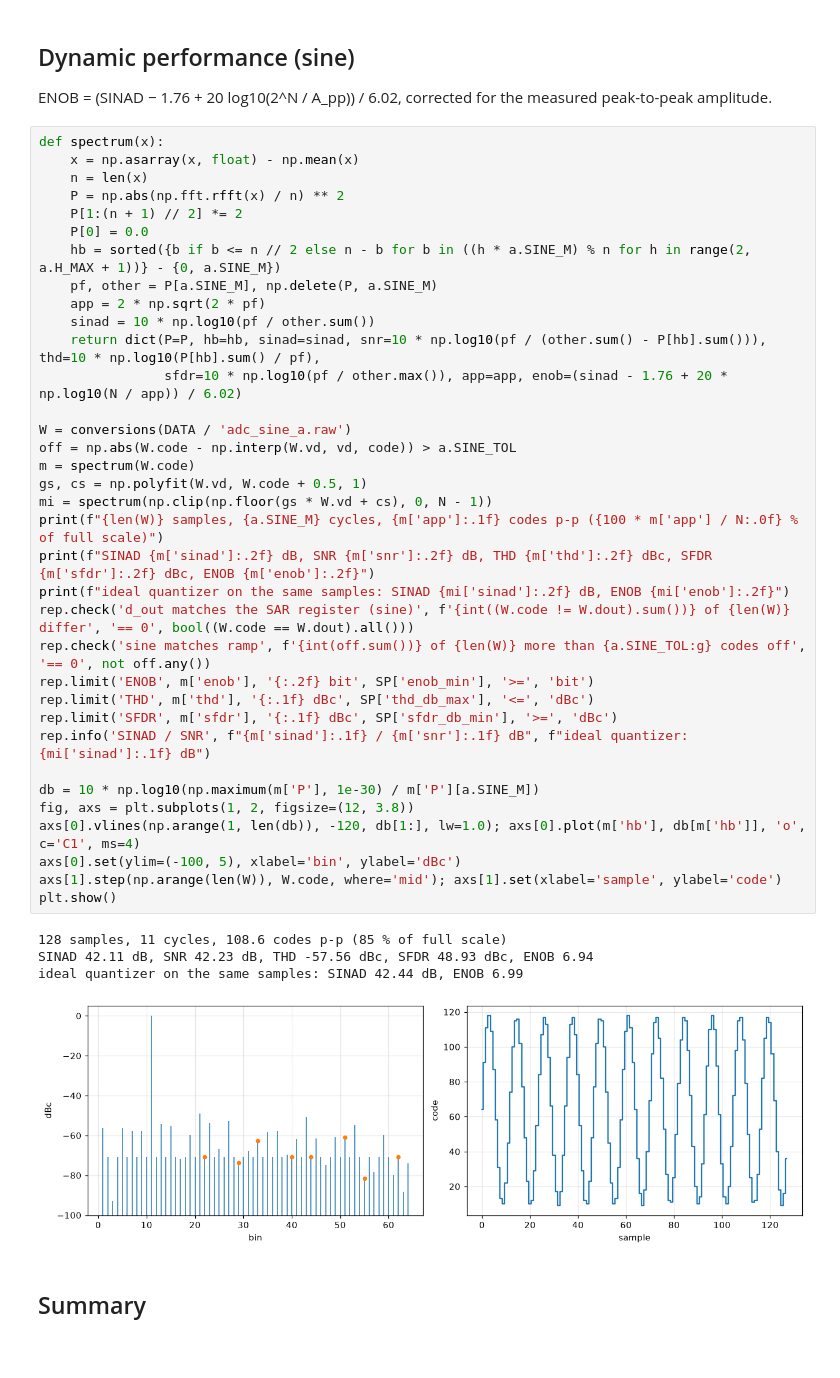
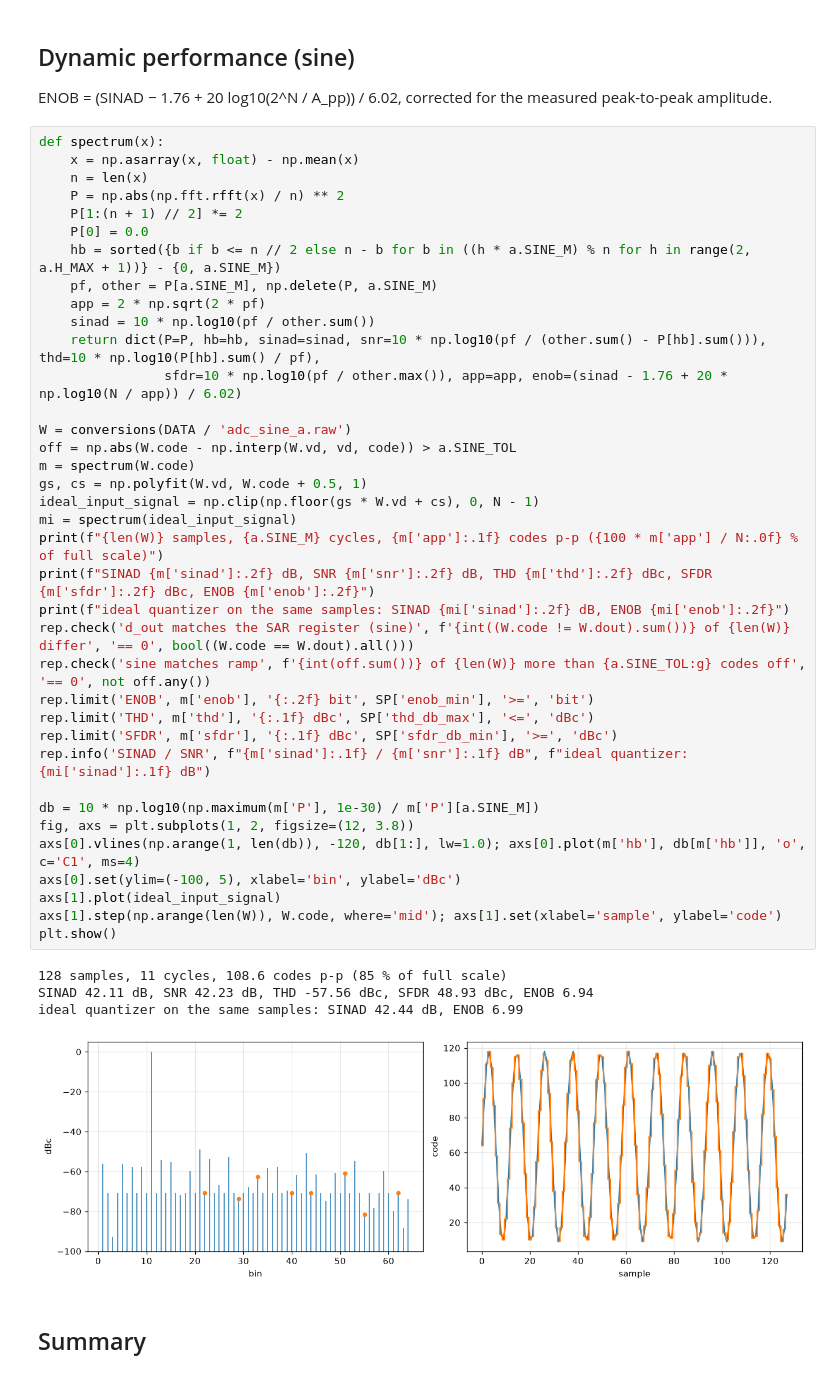
Before and after one commit to daniel-theunissen/sar_adc, a Jupyter notebook: sch/adc/adc_analysis.ipynb, the cells around one changed output. Saved outputs shown, nothing was run; the diff lists cells and outputs as text.

```diff
--- a/sch/adc/adc_analysis.ipynb
+++ b/sch/adc/adc_analysis.ipynb
@@ -101,35 +101,37 @@ def spectrum(x):
     pf, other = P[a.SINE_M], np.delete(P, a.SINE_M)
     app = 2 * np.sqrt(2 * pf)
     sinad = 10 * np.log10(pf / other.sum())
     return dict(P=P, hb=hb, sinad=sinad, snr=10 * np.log10(pf / (other.sum() - P[hb].sum())), thd=10 * np.log10(P[hb].sum() / pf),
                 sfdr=10 * np.log10(pf / other.max()), app=app, enob=(sinad - 1.76 + 20 * np.log10(N / app)) / 6.02)
 
 W = conversions(DATA / 'adc_sine_a.raw')
 off = np.abs(W.code - np.interp(W.vd, vd, code)) > a.SINE_TOL
 m = spectrum(W.code)
 gs, cs = np.polyfit(W.vd, W.code + 0.5, 1)
-mi = spectrum(np.clip(np.floor(gs * W.vd + cs), 0, N - 1))
+ideal_input_signal = np.clip(np.floor(gs * W.vd + cs), 0, N - 1)
+mi = spectrum(ideal_input_signal)
 print(f"{len(W)} samples, {a.SINE_M} cycles, {m['app']:.1f} codes p-p ({100 * m['app'] / N:.0f} % of full scale)")
 print(f"SINAD {m['sinad']:.2f} dB, SNR {m['snr']:.2f} dB, THD {m['thd']:.2f} dBc, SFDR {m['sfdr']:.2f} dBc, ENOB {m['enob']:.2f}")
 print(f"ideal quantizer on the same samples: SINAD {mi['sinad']:.2f} dB, ENOB {mi['enob']:.2f}")
 rep.check('d_out matches the SAR register (sine)', f'{int((W.code != W.dout).sum())} of {len(W)} differ', '== 0', bool((W.code == W.dout).all()))
 rep.check('sine matches ramp', f'{int(off.sum())} of {len(W)} more than {a.SINE_TOL:g} codes off', '== 0', not off.any())
 rep.limit('ENOB', m['enob'], '{:.2f} bit', SP['enob_min'], '>=', 'bit')
 rep.limit('THD', m['thd'], '{:.1f} dBc', SP['thd_db_max'], '<=', 'dBc')
 rep.limit('SFDR', m['sfdr'], '{:.1f} dBc', SP['sfdr_db_min'], '>=', 'dBc')
 rep.info('SINAD / SNR', f"{m['sinad']:.1f} / {m['snr']:.1f} dB", f"ideal quantizer: {mi['sinad']:.1f} dB")
 
 db = 10 * np.log10(np.maximum(m['P'], 1e-30) / m['P'][a.SINE_M])
 fig, axs = plt.subplots(1, 2, figsize=(12, 3.8))
 axs[0].vlines(np.arange(1, len(db)), -120, db[1:], lw=1.0); axs[0].plot(m['hb'], db[m['hb']], 'o', c='C1', ms=4)
 axs[0].set(ylim=(-100, 5), xlabel='bin', ylabel='dBc')
+axs[1].plot(ideal_input_signal)
 axs[1].step(np.arange(len(W)), W.code, where='mid'); axs[1].set(xlabel='sample', ylabel='code')
 plt.show()
 # %% [output]
 128 samples, 11 cycles, 108.6 codes p-p (85 % of full scale)
 SINAD 42.11 dB, SNR 42.23 dB, THD -57.56 dBc, SFDR 48.93 dBc, ENOB 6.94
 ideal quantizer on the same samples: SINAD 42.44 dB, ENOB 6.99
-[figure, old version]
+[figure, new version]
 # %% [markdown]
 ## Summary
 # %%
```
Also changed, not shown: 10 other files.
